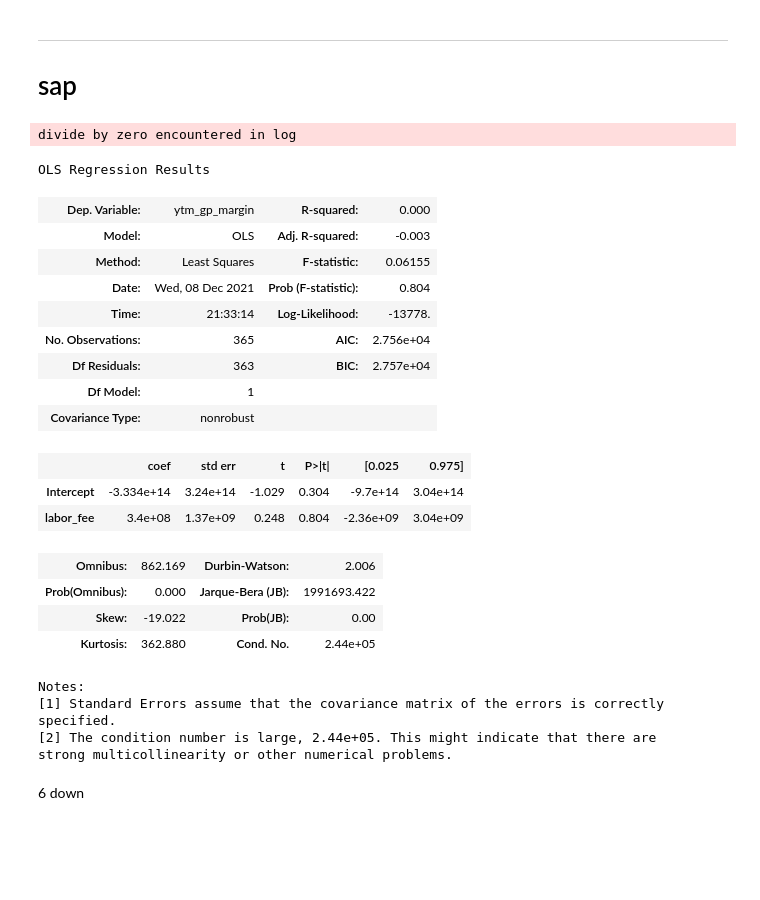
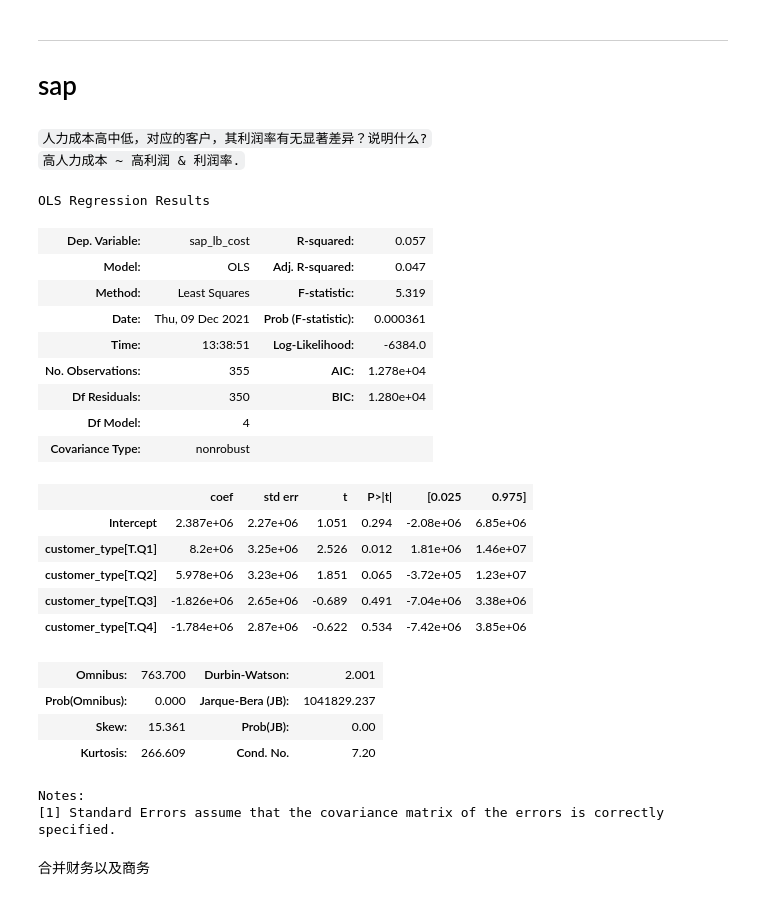
Before and after one commit to fyenne/play8_paint, a Jupyter notebook: data_down/Untitled-1.ipynb, the cells around one changed output. Cells and saved outputs as stored; diff of their text form; code cells hidden in the pictures; blank space fills up the shorter version.

```diff
--- a/data_down/Untitled-1.ipynb
+++ b/data_down/Untitled-1.ipynb
@@ -244,8 +250,14 @@ sap = sap.fillna(0)
 sap['ytm_cogs'] = sap['ytm_income_amt'] - sap['ytm_gross_profit_amt']
 sap['ytm_gp_margin'] = sap['ytm_gross_profit_amt'] / sap['ytm_income_amt']
 sap['ytm_gp_margin'].replace([-np.inf, np.inf],  0, inplace = True)
-# sap= sap.query('ytm_gp_margin > -3 & ytm_gp_margin < 3 ')
+sap['sap_lb_cost'] = sap[[
+    'ytm_perm_hr_cost','ytm_service_outsourcing_amt','ytm_labor_service_outsourcing_amt',]].sum(axis = 1)
+sap['customer_type'] = sap['customer_type'].replace('Q3', 'Q5').replace('Q4', 'Q3').replace('Q5', 'Q4')
+sap= sap.query('ytm_gp_margin > -3 & ytm_gp_margin < 3 ')
 # df.columns
+
+# labor fee
+# perm_hr_cost
 # %%
 # # def plot_pie(plt10, plt11,  bi_title, **kwargs):
 # #     """
@@ -282,16 +294,16 @@ sap['ytm_gp_margin'].replace([-np.inf, np.inf],  0, inplace = True)
 #        'geographical_location', 'industry', 'ou_num'], axis = 1)
 # %%
 sap_plt = sap[~sap['customer_name'].str.contains('ISC').fillna(False)]
+sap_plt = sap_plt[~sap_plt['customer_name'].str.contains('Overhead').fillna(False)]
 sap_plt = sap_plt[sap_plt['customer_name'] != 0]
 from sklearn.preprocessing import MinMaxScaler
 scaler = MinMaxScaler()
 scaled = scaler.fit_transform(np.array(sap_plt['ytm_income_amt']).reshape(-1,1))
 sap_plt['ytm_income_amt_scaled'] = np.log(scaled)
 sap_plt['abs_ytm_income_amt'] = np.abs(sap_plt['ytm_income_amt'])
-sap_plt= sap_plt.query('ytm_gp_margin > -3 & ytm_gp_margin < 3 ')
+sap_plt= sap_plt.query('ytm_gp_margin > -.5 & ytm_gp_margin < .5 ')
+sap_plt['sap_lb_cost'] = np.abs(sap_plt['sap_lb_cost'])
 # sap_plt = sap_plt.query("income_amt_scaled > -4")
-# %% [output]
-divide by zero encountered in log
 # %%
 def bubble_plt(plot_data, x, color):
     if x == 'scaled':
@@ -314 +326,4 @@ def bubble_plt(plot_data, x, color):
+# %% [markdown]
+`人力成本高中低，对应的客户，其利润率有无显著差异？说明什么?` <br>
+`高人力成本 ~ 高利润 & 利润率.`
 # %%
@@ -316,32 +331,32 @@ def bubble_plt(plot_data, x, color):
 # %%
-# 按人力成本占总成本占比，高中低客户分布如何？
-# sap['labor_fee_rate']
-
-smf.ols('labor_fee_rate ~ customer_type', data = sap).fit().summary()
+# causal inference.
+# `高人力成本 ~ 高利润率 .`?
+smf.ols('sap_lb_cost ~ customer_type', data = sap).fit().summary()
+# %% [output]
+OLS Regression Results
+| Dep. Variable: | sap_lb_cost | R-squared: | 0.057 |
+| Model: | OLS | Adj. R-squared: | 0.047 |
+| Method: | Least Squares | F-statistic: | 5.319 |
+| Date: | Thu, 09 Dec 2021 | Prob (F-statistic): | 0.000361 |
+| Time: | 13:38:51 | Log-Likelihood: | -6384.0 |
+| No. Observations: | 355 | AIC: | 1.278e+04 |
+| Df Residuals: | 350 | BIC: | 1.280e+04 |
+| Df Model: | 4 |  |  |
+| Covariance Type: | nonrobust |  |  |
+|  | coef | std err | t | P>|t| | [0.025 | 0.975] |
+| Intercept | 2.387e+06 | 2.27e+06 | 1.051 | 0.294 | -2.08e+06 | 6.85e+06 |
+| customer_type[T.Q1] | 8.2e+06 | 3.25e+06 | 2.526 | 0.012 | 1.81e+06 | 1.46e+07 |
+| customer_type[T.Q2] | 5.978e+06 | 3.23e+06 | 1.851 | 0.065 | -3.72e+05 | 1.23e+07 |
+| customer_type[T.Q3] | -1.826e+06 | 2.65e+06 | -0.689 | 0.491 | -7.04e+06 | 3.38e+06 |
+| customer_type[T.Q4] | -1.784e+06 | 2.87e+06 | -0.622 | 0.534 | -7.42e+06 | 3.85e+06 |
+| Omnibus: | 763.700 | Durbin-Watson: | 2.001 |
+| Prob(Omnibus): | 0.000 | Jarque-Bera (JB): | 1041829.237 |
+| Skew: | 15.361 | Prob(JB): | 0.00 |
+| Kurtosis: | 266.609 | Cond. No. | 7.20 |
+Notes:
+[1] Standard Errors assume that the covariance matrix of the errors is correctly specified.
 # %%
-smf.ols('ytm_gp_margin ~ labor_fee_rate', data = sap).fit().summary() #labor_fee
+# smf.ols('ytm_gp_margin ~ sap_lb_cost-1', data = sap).fit().summary() #labor_fee
-# %% [output]
-OLS Regression Results
-| Dep. Variable: | ytm_gp_margin | R-squared: | 0.000 |
-| Model: | OLS | Adj. R-squared: | -0.003 |
-| Method: | Least Squares | F-statistic: | 0.06155 |
-| Date: | Wed, 08 Dec 2021 | Prob (F-statistic): | 0.804 |
-| Time: | 21:33:14 | Log-Likelihood: | -13778. |
-| No. Observations: | 365 | AIC: | 2.756e+04 |
-| Df Residuals: | 363 | BIC: | 2.757e+04 |
-| Df Model: | 1 |  |  |
-| Covariance Type: | nonrobust |  |  |
-|  | coef | std err | t | P>|t| | [0.025 | 0.975] |
-| Intercept | -3.334e+14 | 3.24e+14 | -1.029 | 0.304 | -9.7e+14 | 3.04e+14 |
-| labor_fee | 3.4e+08 | 1.37e+09 | 0.248 | 0.804 | -2.36e+09 | 3.04e+09 |
-| Omnibus: | 862.169 | Durbin-Watson: | 2.006 |
-| Prob(Omnibus): | 0.000 | Jarque-Bera (JB): | 1991693.422 |
-| Skew: | -19.022 | Prob(JB): | 0.00 |
-| Kurtosis: | 362.880 | Cond. No. | 2.44e+05 |
-Notes:
-[1] Standard Errors assume that the covariance matrix of the errors is correctly specified.
-[2] The condition number is large, 2.44e+05. This might indicate that there are
-strong multicollinearity or other numerical problems.
-# %% [markdown]
-6 down
+# %% [markdown]
+合并财务以及商务
 # %%
```
Also changed, not shown: parts of 58 cells of this notebook, 2 other files.
